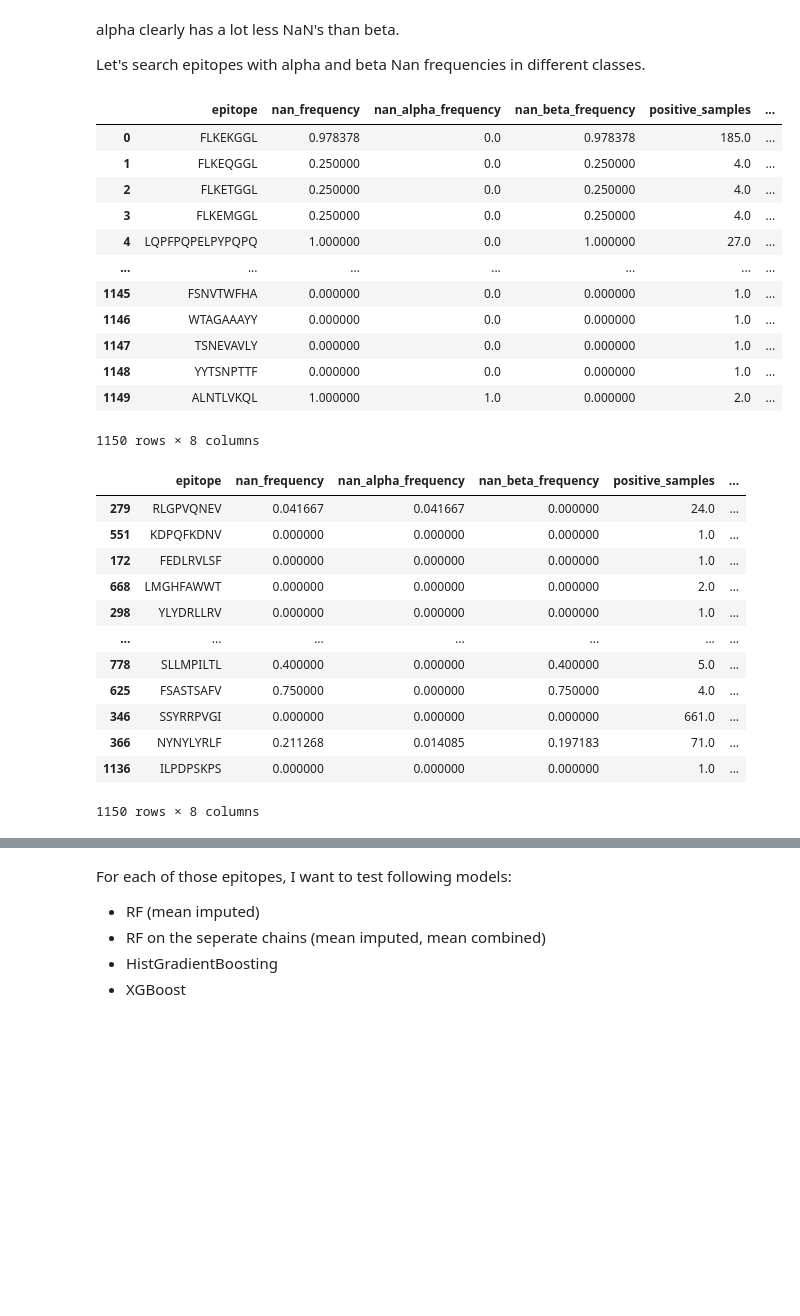
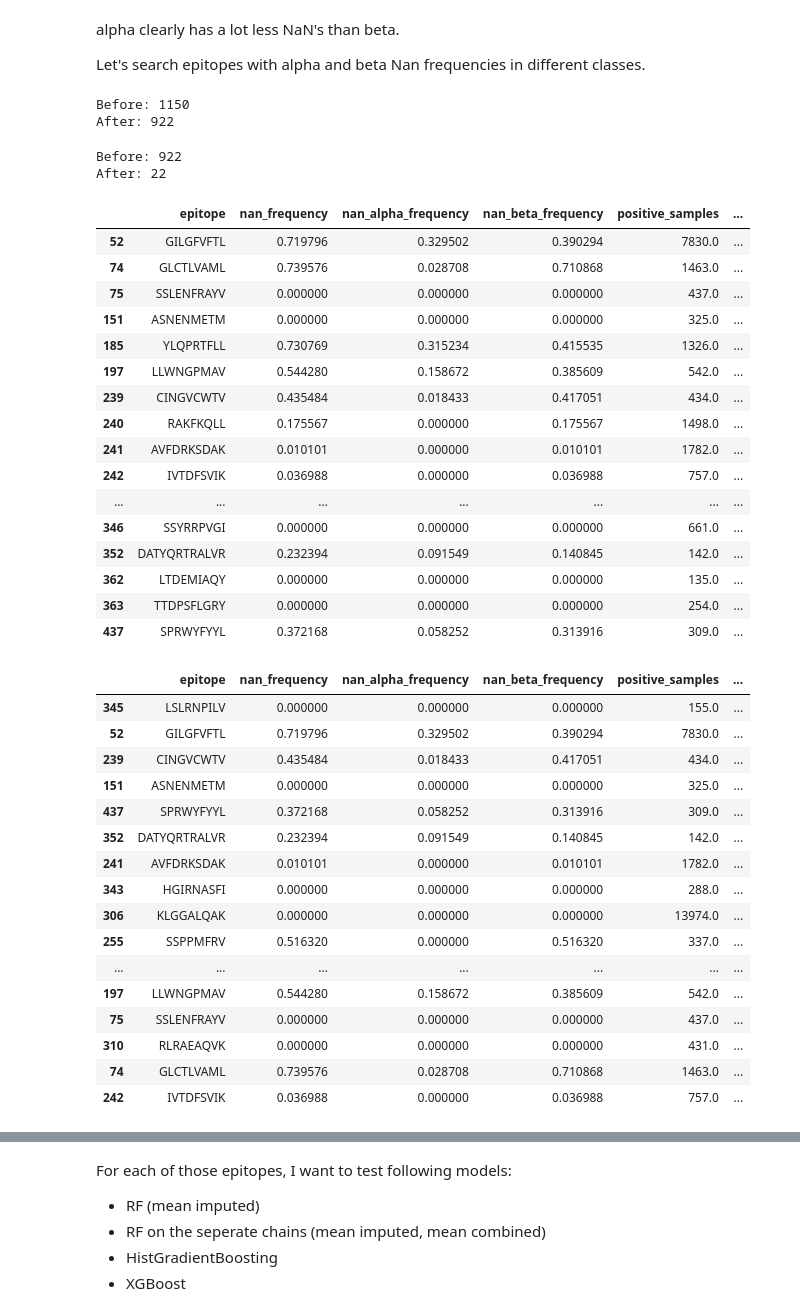
Before and after one commit to arnodeceuninck/thesis, a Jupyter notebook: 14 Different epitopes.ipynb, the cells around one changed output, grey strips where cells are left out. Saved outputs shown, nothing was run; the diff lists cells and outputs as text; code cells hidden in the pictures; blank space fills up the shorter version.

```diff
--- a/14 Different epitopes.ipynb
+++ b/14 Different epitopes.ipynb
@@ -871,41 +670,64 @@ def get_class(number):
         return "low"
     else:
         return "very low"
+# %%
+# only keep epitopes without 100% NaNs (since we test always on our complete dataset)
+# let's say it needs to be beloow 80% to still assure a decent amount of test samples
+print(f"Before: {len(scores)}")
+scores = scores[scores['nan_frequency'] < 0.8]
+print(f"After: {len(scores)}")
+# %% [output]
+Before: 1150
+After: 922
 # %%
+print(f"Before: {len(scores)}")
+scores = scores[scores['positive_samples'] > 100]
+print(f"After: {len(scores)}")
+
 scores['nan_alpha_frequency_class'] = scores['nan_alpha_frequency'].apply(get_class)
 scores['nan_beta_frequency_class'] = scores['nan_beta_frequency'].apply(get_class)
 scores['nan_frequency_class'] = scores['nan_frequency'].apply(get_class)
 scores
 # %% [output]
+Before: 922
+After: 22
 |  | epitope | nan_frequency | nan_alpha_frequency | nan_beta_frequency | positive_samples | ... |
-| 0 | FLKEKGGL | 0.978378 | 0.0 | 0.978378 | 185.0 | ... |
-| 1 | FLKEQGGL | 0.250000 | 0.0 | 0.250000 | 4.0 | ... |
-| 2 | FLKETGGL | 0.250000 | 0.0 | 0.250000 | 4.0 | ... |
-| 3 | FLKEMGGL | 0.250000 | 0.0 | 0.250000 | 4.0 | ... |
-| 4 | LQPFPQPELPYPQPQ | 1.000000 | 0.0 | 1.000000 | 27.0 | ... |
+| 52 | GILGFVFTL | 0.719796 | 0.329502 | 0.390294 | 7830.0 | ... |
+| 74 | GLCTLVAML | 0.739576 | 0.028708 | 0.710868 | 1463.0 | ... |
+| 75 | SSLENFRAYV | 0.000000 | 0.000000 | 0.000000 | 437.0 | ... |
+| 151 | ASNENMETM | 0.000000 | 0.000000 | 0.000000 | 325.0 | ... |
+| 185 | YLQPRTFLL | 0.730769 | 0.315234 | 0.415535 | 1326.0 | ... |
+| 197 | LLWNGPMAV | 0.544280 | 0.158672 | 0.385609 | 542.0 | ... |
+| 239 | CINGVCWTV | 0.435484 | 0.018433 | 0.417051 | 434.0 | ... |
+| 240 | RAKFKQLL | 0.175567 | 0.000000 | 0.175567 | 1498.0 | ... |
+| 241 | AVFDRKSDAK | 0.010101 | 0.000000 | 0.010101 | 1782.0 | ... |
+| 242 | IVTDFSVIK | 0.036988 | 0.000000 | 0.036988 | 757.0 | ... |
 | ... | ... | ... | ... | ... | ... | ... |
-| 1145 | FSNVTWFHA | 0.000000 | 0.0 | 0.000000 | 1.0 | ... |
-| 1146 | WTAGAAAYY | 0.000000 | 0.0 | 0.000000 | 1.0 | ... |
-| 1147 | TSNEVAVLY | 0.000000 | 0.0 | 0.000000 | 1.0 | ... |
-| 1148 | YYTSNPTTF | 0.000000 | 0.0 | 0.000000 | 1.0 | ... |
-| 1149 | ALNTLVKQL | 1.000000 | 1.0 | 0.000000 | 2.0 | ... |
+| 346 | SSYRRPVGI | 0.000000 | 0.000000 | 0.000000 | 661.0 | ... |
+| 352 | DATYQRTRALVR | 0.232394 | 0.091549 | 0.140845 | 142.0 | ... |
+| 362 | LTDEMIAQY | 0.000000 | 0.000000 | 0.000000 | 135.0 | ... |
+| 363 | TTDPSFLGRY | 0.000000 | 0.000000 | 0.000000 | 254.0 | ... |
+| 437 | SPRWYFYYL | 0.372168 | 0.058252 | 0.313916 | 309.0 | ... |
-1150 rows × 8 columns
 # %%
 scores.sample(len(scores))
 # %% [output]
 |  | epitope | nan_frequency | nan_alpha_frequency | nan_beta_frequency | positive_samples | ... |
-| 279 | RLGPVQNEV | 0.041667 | 0.041667 | 0.000000 | 24.0 | ... |
-| 551 | KDPQFKDNV | 0.000000 | 0.000000 | 0.000000 | 1.0 | ... |
-| 172 | FEDLRVLSF | 0.000000 | 0.000000 | 0.000000 | 1.0 | ... |
-| 668 | LMGHFAWWT | 0.000000 | 0.000000 | 0.000000 | 2.0 | ... |
-| 298 | YLYDRLLRV | 0.000000 | 0.000000 | 0.000000 | 1.0 | ... |
+| 345 | LSLRNPILV | 0.000000 | 0.000000 | 0.000000 | 155.0 | ... |
+| 52 | GILGFVFTL | 0.719796 | 0.329502 | 0.390294 | 7830.0 | ... |
+| 239 | CINGVCWTV | 0.435484 | 0.018433 | 0.417051 | 434.0 | ... |
+| 151 | ASNENMETM | 0.000000 | 0.000000 | 0.000000 | 325.0 | ... |
+| 437 | SPRWYFYYL | 0.372168 | 0.058252 | 0.313916 | 309.0 | ... |
+| 352 | DATYQRTRALVR | 0.232394 | 0.091549 | 0.140845 | 142.0 | ... |
+| 241 | AVFDRKSDAK | 0.010101 | 0.000000 | 0.010101 | 1782.0 | ... |
+| 343 | HGIRNASFI | 0.000000 | 0.000000 | 0.000000 | 288.0 | ... |
+| 306 | KLGGALQAK | 0.000000 | 0.000000 | 0.000000 | 13974.0 | ... |
+| 255 | SSPPMFRV | 0.516320 | 0.000000 | 0.516320 | 337.0 | ... |
 | ... | ... | ... | ... | ... | ... | ... |
-| 778 | SLLMPILTL | 0.400000 | 0.000000 | 0.400000 | 5.0 | ... |
-| 625 | FSASTSAFV | 0.750000 | 0.000000 | 0.750000 | 4.0 | ... |
-| 346 | SSYRRPVGI | 0.000000 | 0.000000 | 0.000000 | 661.0 | ... |
-| 366 | NYNYLYRLF | 0.211268 | 0.014085 | 0.197183 | 71.0 | ... |
-| 1136 | ILPDPSKPS | 0.000000 | 0.000000 | 0.000000 | 1.0 | ... |
+| 197 | LLWNGPMAV | 0.544280 | 0.158672 | 0.385609 | 542.0 | ... |
+| 75 | SSLENFRAYV | 0.000000 | 0.000000 | 0.000000 | 437.0 | ... |
+| 310 | RLRAEAQVK | 0.000000 | 0.000000 | 0.000000 | 431.0 | ... |
+| 74 | GLCTLVAML | 0.739576 | 0.028708 | 0.710868 | 1463.0 | ... |
+| 242 | IVTDFSVIK | 0.036988 | 0.000000 | 0.036988 | 757.0 | ... |
-1150 rows × 8 columns
 # %%
 # get the unique classes  combinations and their counts
 groups = scores.groupby(['nan_alpha_frequency_class', 'nan_beta_frequency_class', 'nan_frequency_class']).size()
```
Also changed, not shown: parts of 84 cells of this notebook, 28 other files.
